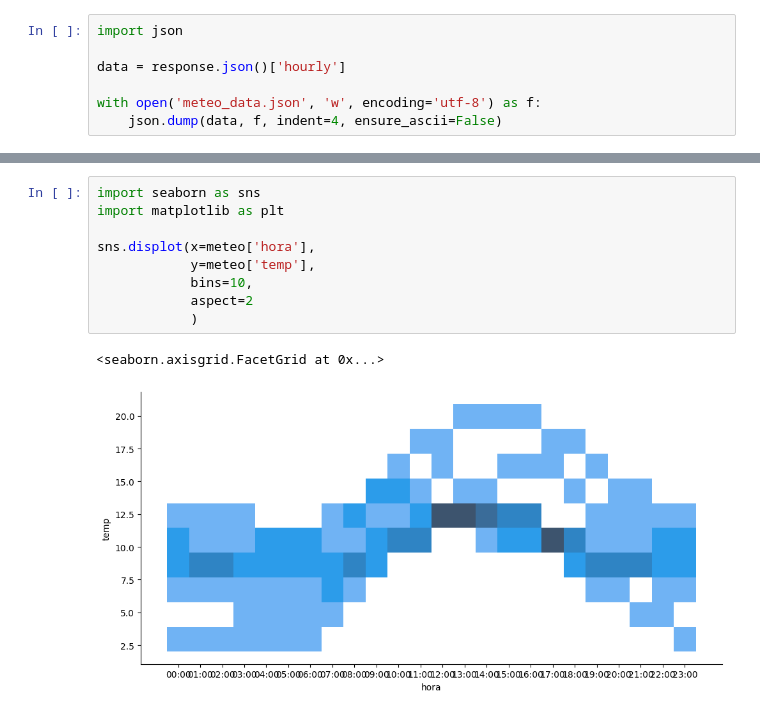
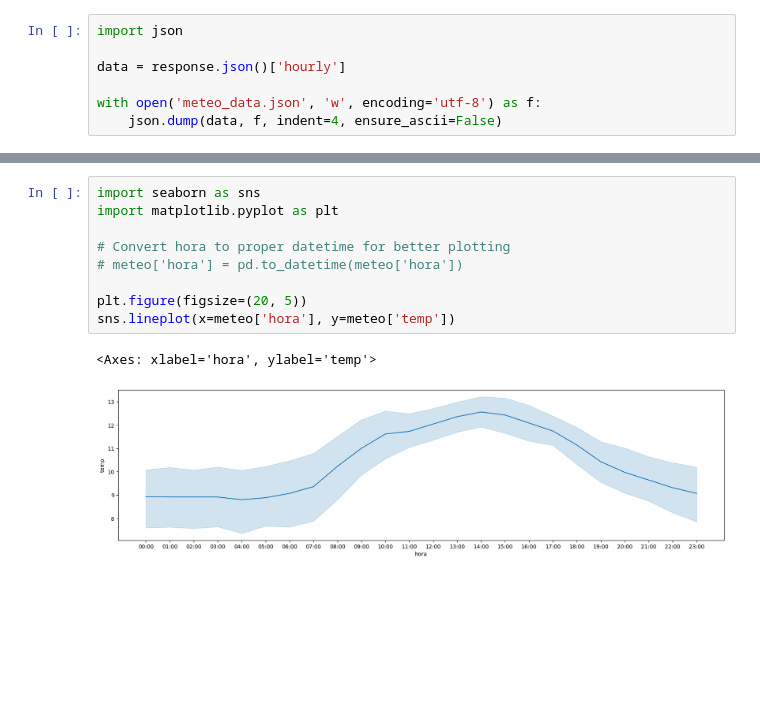
Before and after one commit to Varushet/Data_Science, a Jupyter notebook: 2-Data_Analysis/3-Sources/Web/Práctica/pronostico_meteorologico.ipynb, the cells around one changed output, grey strips where cells are left out. Drawn from its saved outputs; the diff is of its cells as text; blank space fills up the shorter version.

```diff
--- a/2-Data_Analysis/3-Sources/Web/Práctica/pronostico_meteorologico.ipynb
+++ b/2-Data_Analysis/3-Sources/Web/Práctica/pronostico_meteorologico.ipynb
@@ -108,13 +108,13 @@ meteo
 168 rows × 2 columns
 # %%
 import seaborn as sns
-import matplotlib as plt
+import matplotlib.pyplot as plt
 
-sns.displot(x=meteo['hora'],
-            y=meteo['temp'],
-            bins=10,
-            aspect=2
-            )
+# Convert hora to proper datetime for better plotting
+# meteo['hora'] = pd.to_datetime(meteo['hora'])
+
+plt.figure(figsize=(20, 5))
+sns.lineplot(x=meteo['hora'], y=meteo['temp'])
 # %% [output]
-<seaborn.axisgrid.FacetGrid at 0x...>
+<Axes: xlabel='hora', ylabel='temp'>
-[figure, old version]
+[figure, new version]
```
Also changed, not shown: parts of 4 cells of this notebook, 1 other file.
